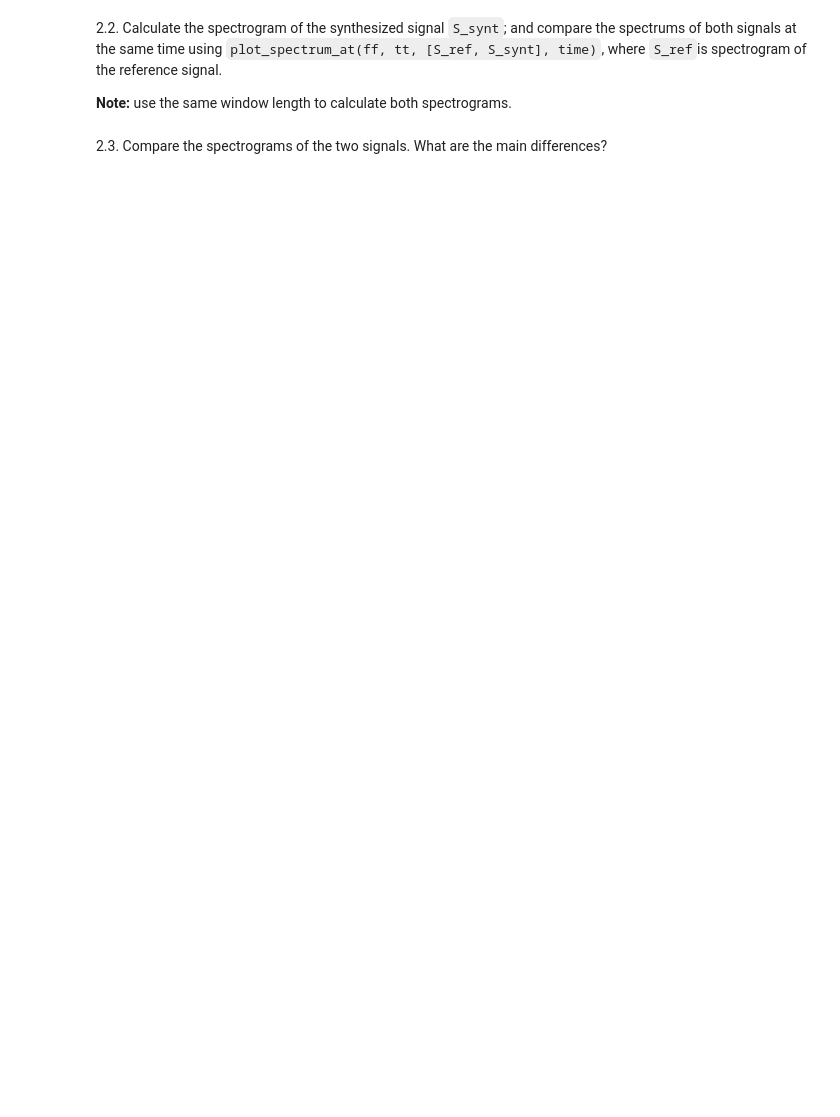
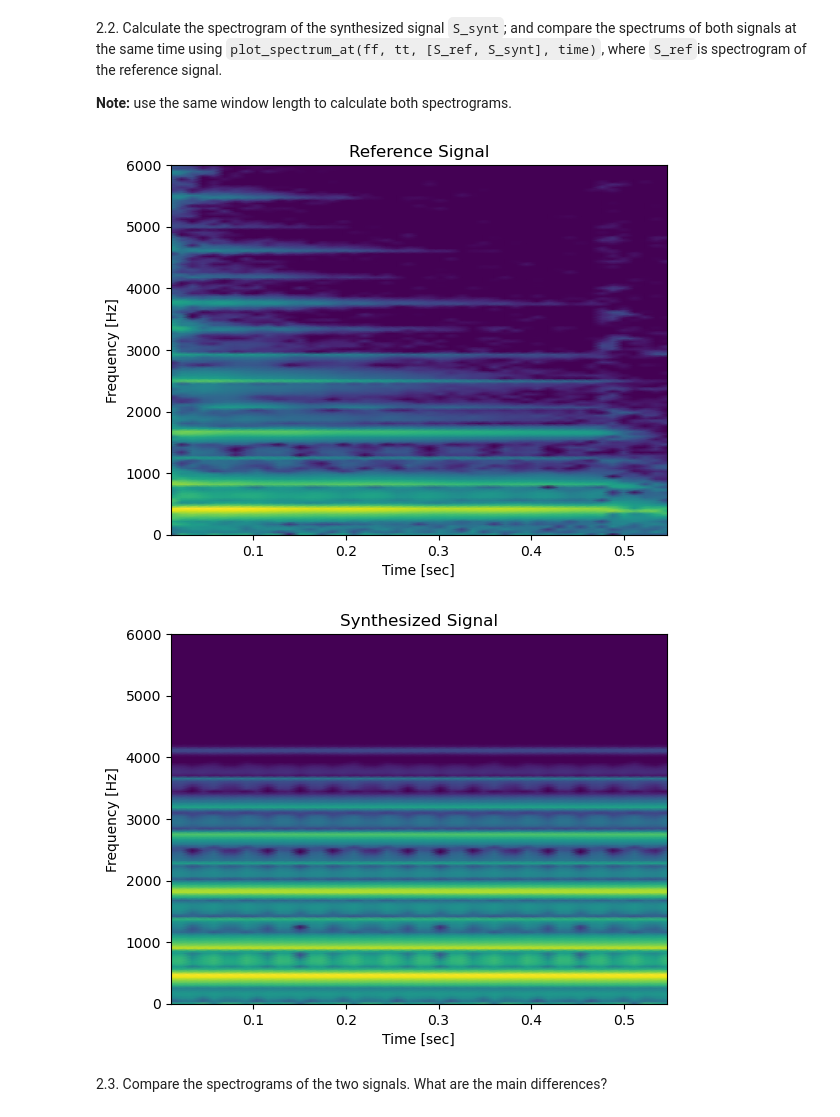
Before and after one commit to lauraceballos01/sis1_group4, a Jupyter notebook: Lab3.ipynb, the cells around one changed output. Saved outputs shown, nothing was run; the diff lists cells and outputs as text; code cells hidden in the pictures; blank space fills up the shorter version.

```diff
--- a/Lab3.ipynb
+++ b/Lab3.ipynb
@@ -94,7 +114,48 @@ S_synt = synthesize(f0, phi, weights, t)
+# %%
+# Write the code here
+fs=44100
+duration=1.0
+t=numpy.arange(0,duration, 1.0/fs)
+A = 0.4
+amplitude=A
+f0 = 457.12
+fs = 44100
+phi=3*np.pi/2
+S_synt = synthesize(f0, phi, weights, t,A)
+
+S_ref = A * np.sin(2 * np.pi * f0 * t)
+S_synt = synthesize(f0, phi, weights, t,A)
+
+period = 1.0/f0
+t_start = 0.0
+t_end = t_start + 3*period
+plot_signals([S_ref, S_synt], fs,
+             t_start=t_start,
+             t_end=t_end,
+             name=["Reference Signal (S_ref)", "Synthesized Signal (S_synt)"])
 # %% [markdown]
 2.2. Calculate the spectrogram of the synthesized signal `S_synt`; and compare the spectrums of both signals at the same time using `plot_spectrum_at(ff, tt, [S_ref, S_synt], time)`, where `S_ref`is spectrogram of the reference signal.
 
 **Note:** use the same window length to calculate both spectrograms.
+# %%
+ff, tt, S_synt = spectrogram(y, fs=fs, nperseg=1024, noverlap=512)
+ff, tt, S_ref = spectrogram(ref, fs=fs, nperseg=1024, noverlap=512)
+time=np.clip(t_start+(t_end-t_start)/2, tt.min(), tt.max())
+
+plot_spectrum_at(ff, tt, [S_ref, S_synt], time)
+# %%
+plot_spectrogram(ff, tt, S_ref)
+plt.title('Reference Signal')
+plt.ylim([0, 6000])
+plt.show()
+
+plot_spectrogram(ff, tt, S_synt)
+plt.title('Synthesized Signal')
+plt.ylim([0, 6000])
+plt.show()
+# %% [output]
+[figure, added]
+[figure, added]
 # %% [markdown]
 2.3. Compare the spectrograms of the two signals. What are the main differences?
 # %%
```
Also changed, not shown: parts of 10 cells of this notebook.
